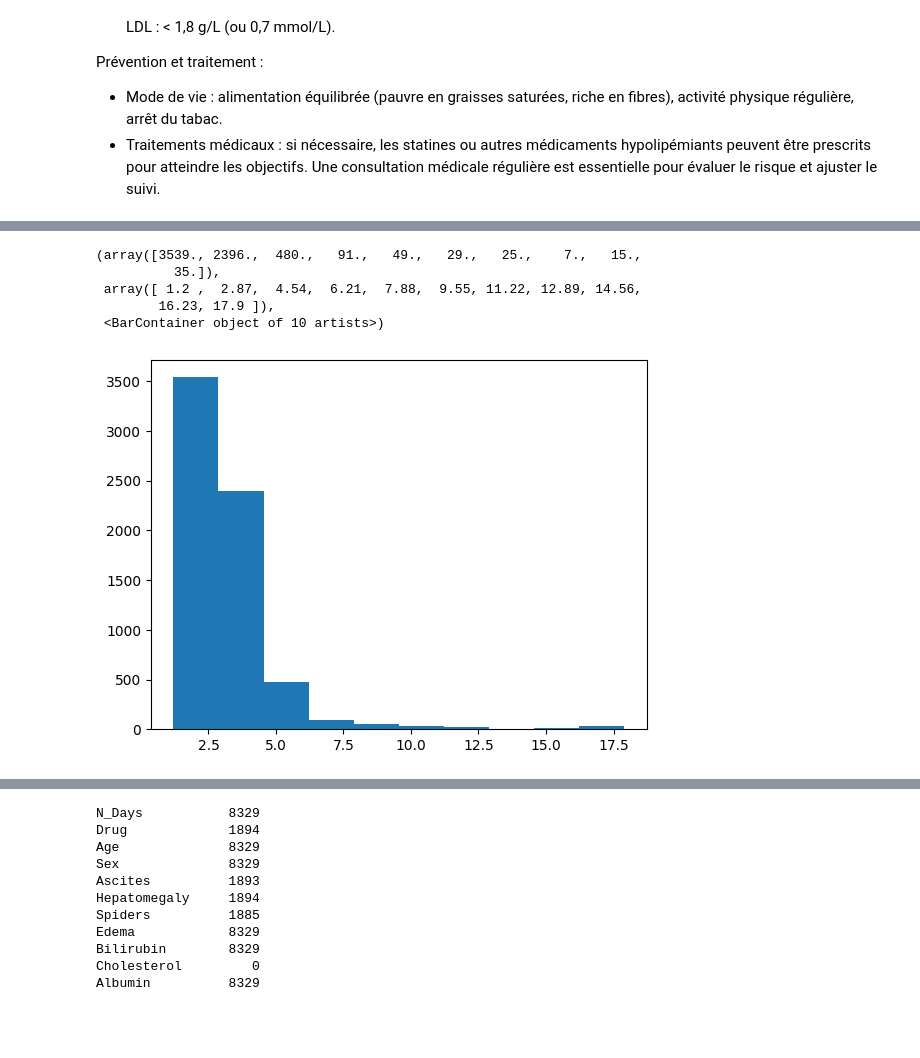
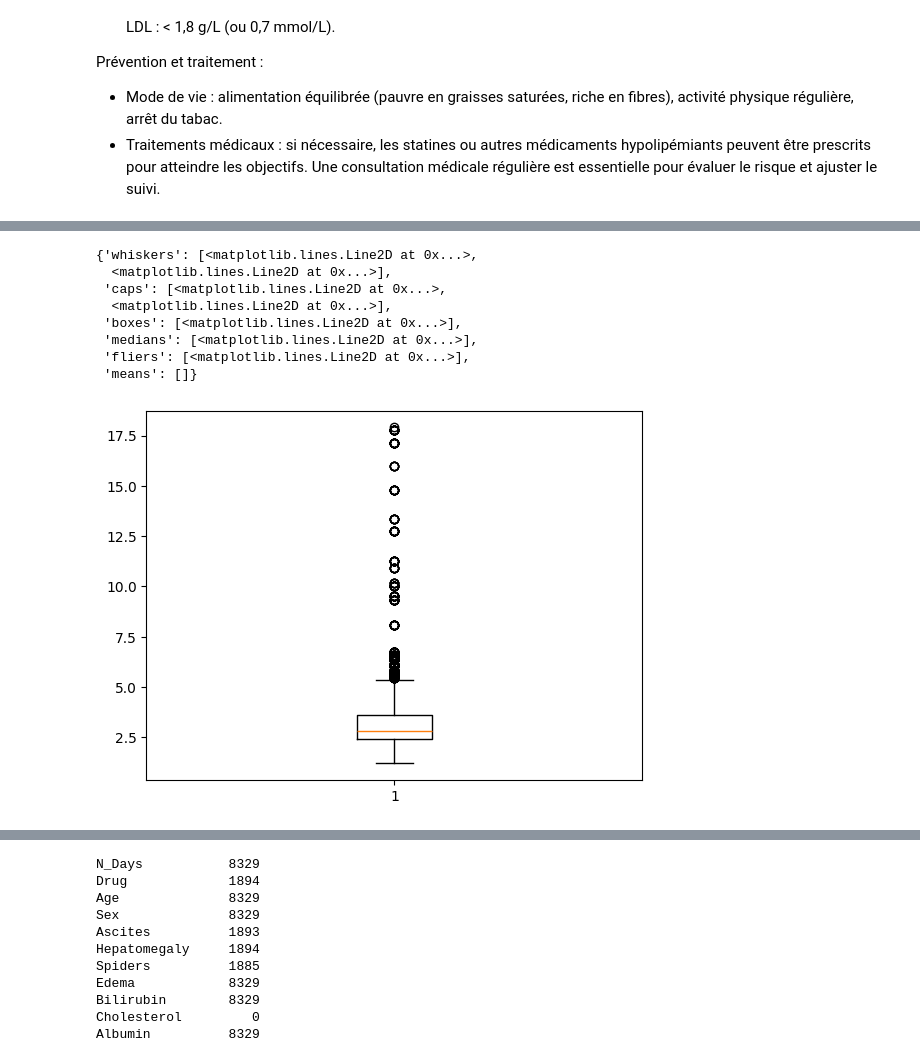
Before and after one commit to melaniedaddio/projet, a Jupyter notebook: EDA.ipynb, the cells around one changed output, grey strips where cells are left out. Cells and saved outputs as stored; diff of their text form; code cells hidden in the pictures; blank space fills up the shorter version.

```diff
--- a/EDA.ipynb
+++ b/EDA.ipynb
@@ -581,9 +607,12 @@ int(train_df['Cholesterol'].isna().count())
 # %%
-plt.hist(train_df['Cholesterol'].dropna())
+plt.boxplot(train_df['Cholesterol'].dropna())
 # %% [output]
-(array([3539., 2396.,  480.,   91.,   49.,   29.,   25.,    7.,   15.,
-          35.]),
- array([ 1.2 ,  2.87,  4.54,  6.21,  7.88,  9.55, 11.22, 12.89, 14.56,
-        16.23, 17.9 ]),
- <BarContainer object of 10 artists>)
+{'whiskers': [<matplotlib.lines.Line2D at 0x...>,
+  <matplotlib.lines.Line2D at 0x...>],
+ 'caps': [<matplotlib.lines.Line2D at 0x...>,
+  <matplotlib.lines.Line2D at 0x...>],
+ 'boxes': [<matplotlib.lines.Line2D at 0x...>],
+ 'medians': [<matplotlib.lines.Line2D at 0x...>],
+ 'fliers': [<matplotlib.lines.Line2D at 0x...>],
+ 'means': []}
-[figure, old version]
+[figure, new version]
```
Also changed, not shown: parts of 30 cells of this notebook.
